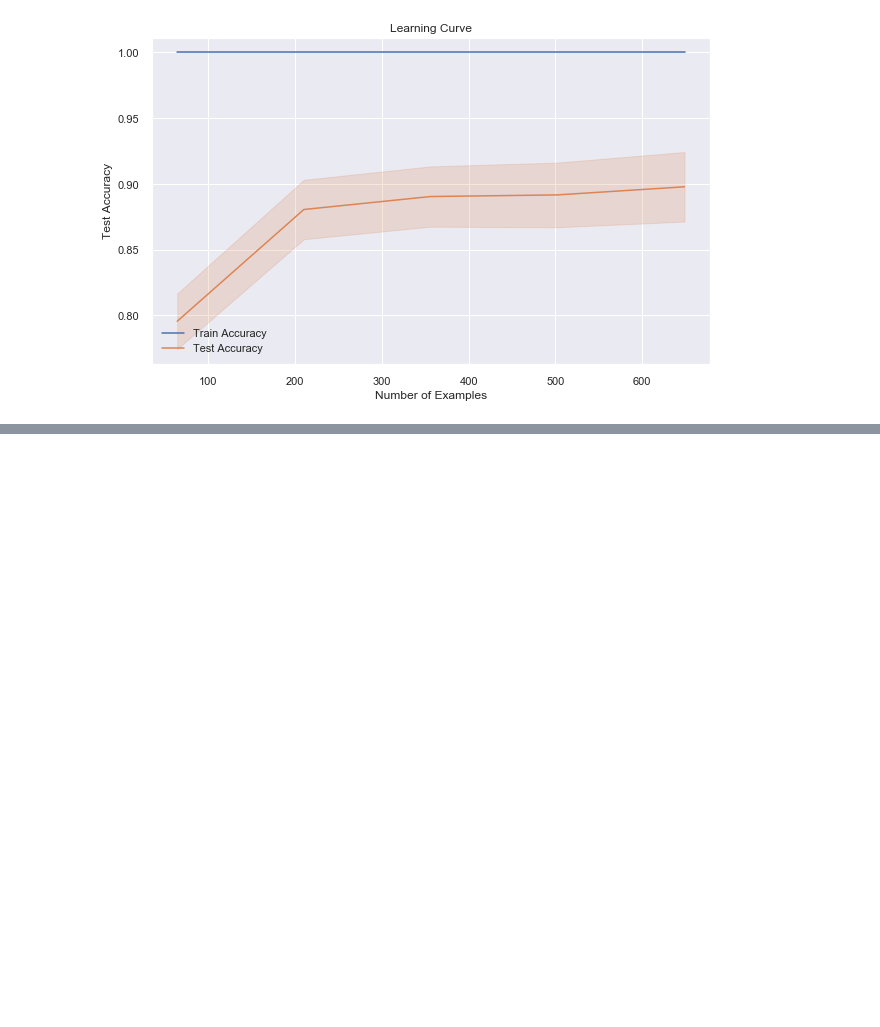
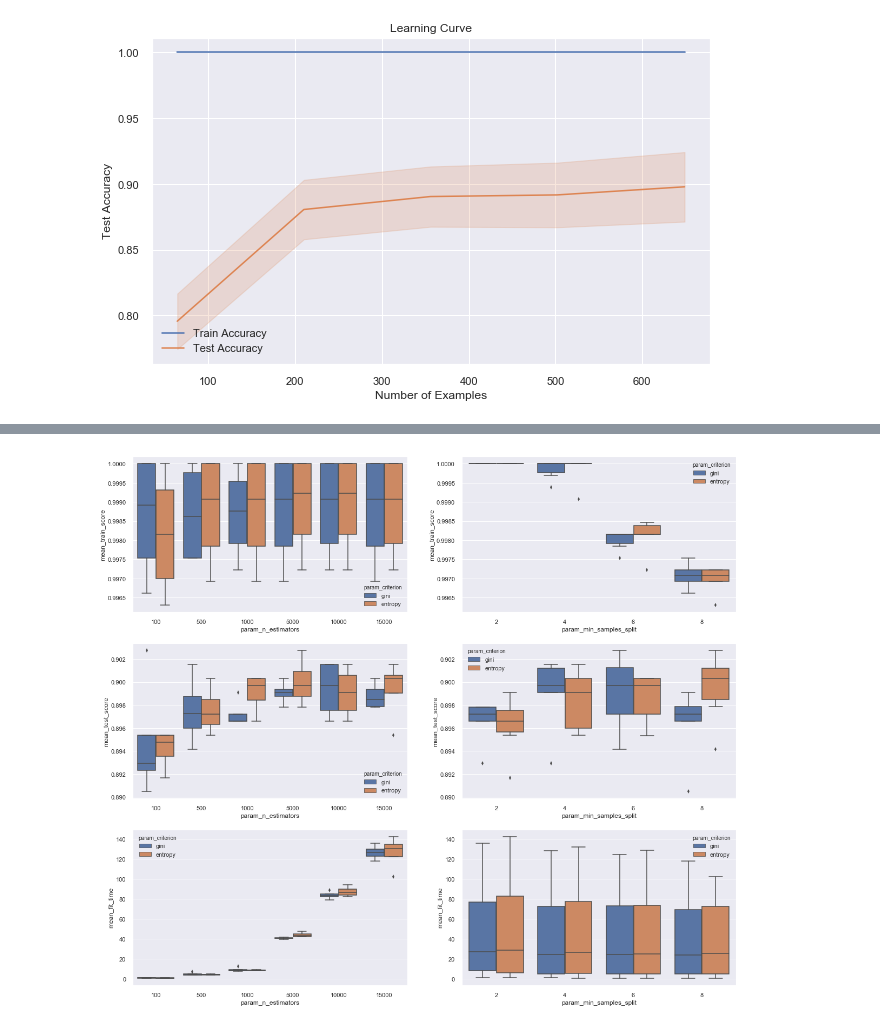
Before and after one commit to izdar/YouFraud-Refactored, a Jupyter notebook: Classifier/model_search/3 - classify.ipynb, the cells around one changed output, grey strips where cells are left out. Saved outputs shown, nothing was run; the diff lists cells and outputs as text; code cells hidden in the pictures; blank space fills up the shorter version.

```diff
--- a/Classifier/model_search/3 - classify.ipynb
+++ b/Classifier/model_search/3 - classify.ipynb
@@ -287,3 +291,23 @@ cv_results['param_n_estimators'] = cv_results['param_n_estimators'].astype('int'
+# %%
+fig, axes = plt.subplots(nrows=3, ncols=2, figsize=(20,18))
+axes = axes.flatten()
+
+sns.boxplot(data=cv_results, x="param_n_estimators", y="mean_train_score",
+            hue='param_criterion', ax=axes[0])
+sns.boxplot(data=cv_results, x="param_min_samples_split", y="mean_train_score",
+            hue='param_criterion', ax=axes[1])
+
+sns.boxplot(data=cv_results, x="param_n_estimators", y="mean_test_score",
+            hue='param_criterion', ax=axes[2])
+sns.boxplot(data=cv_results, x="param_min_samples_split", y="mean_test_score",
+            hue='param_criterion', ax=axes[3])
+
+sns.boxplot(data=cv_results, x="param_n_estimators", y="mean_fit_time",
+            hue='param_criterion', ax=axes[4])
+sns.boxplot(data=cv_results, x="param_min_samples_split", y="mean_fit_time",
+            hue='param_criterion', ax=axes[5]);
+# %% [output]
+[figure, added]
 # %%
 fig, axes = plt.subplots(nrows=3, ncols=2, figsize=(20,18))
 axes = axes.flatten()
```
Also changed, not shown: parts of 8 cells of this notebook.
